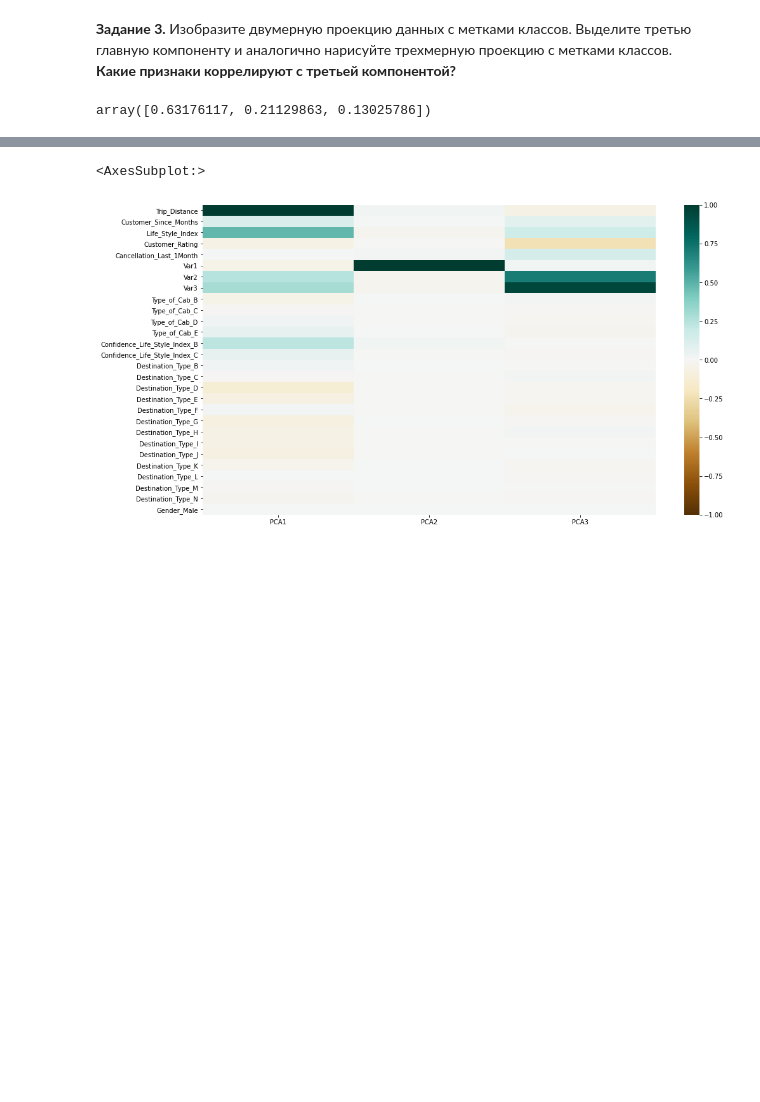
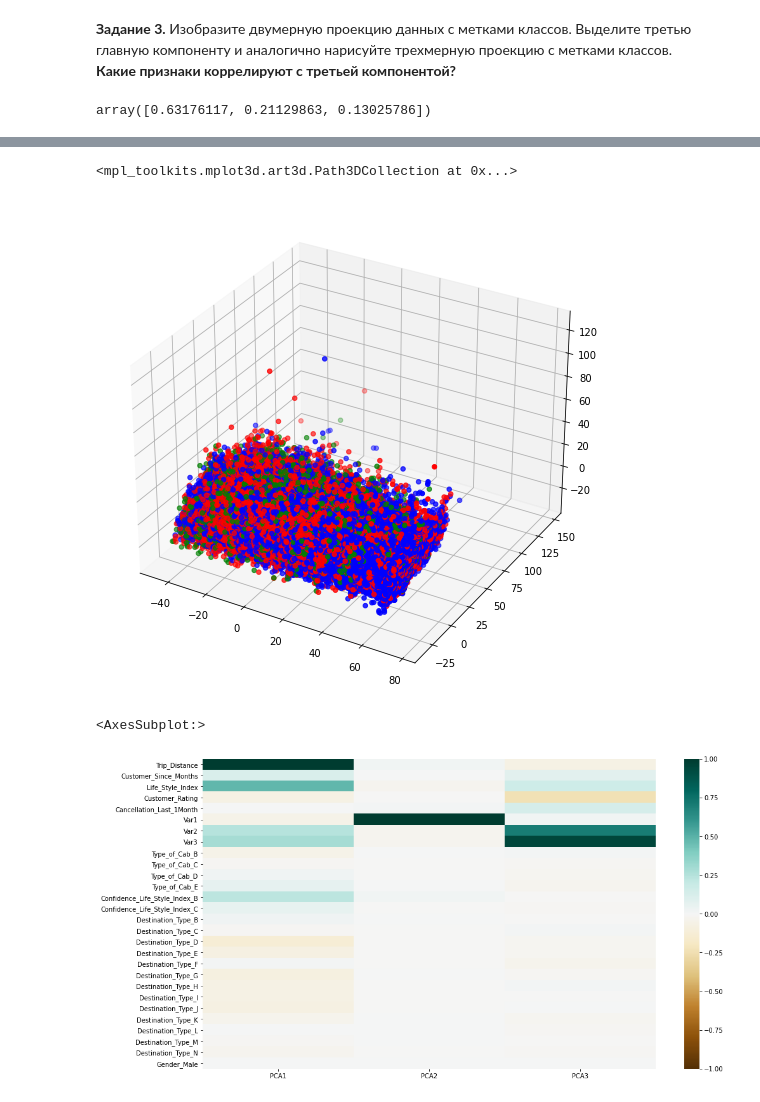
Before and after one commit to gavlique/Karpov_DS, a Jupyter notebook: ml/HW_15_.ipynb, the cells around one changed output, grey strips where cells are left out. Cells and saved outputs as stored; diff of their text form; code cells hidden in the pictures; blank space fills up the shorter version.

```diff
--- a/ml/HW_15_.ipynb
+++ b/ml/HW_15_.ipynb
@@ -65,3 +87,17 @@ array([0.63176117, 0.21129863, 0.13025786])
+# %%
+fig = plt.figure(figsize=(16, 9))
+
+ax = plt.axes(projection='3d')
+
+colors = pca_df["Surge_Pricing_Type"].replace({1: 'green', 2: 'red', 3: 'blue'})
+
+ax.scatter3D(pca_df['PCA1'],
+             pca_df['PCA2'],
+             pca_df['PCA3'],
+             c=colors)
+# %% [output]
+<mpl_toolkits.mplot3d.art3d.Path3DCollection at 0x...>
+[figure, added]
 # %%
 corr_table = pd.concat((pd.concat((X_centered.corrwith(pca_df['PCA1']), X_centered.corrwith(pca_df['PCA2'])), axis=1), X_centered.corrwith(pca_df['PCA3'])), axis=1)
 
```
Also changed, not shown: parts of 8 cells of this notebook, 2 other files.
